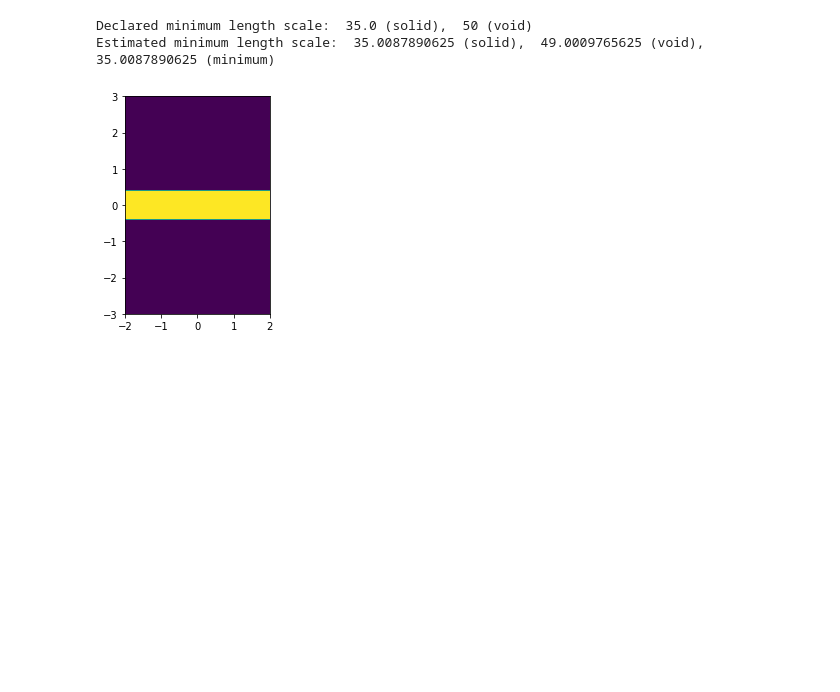
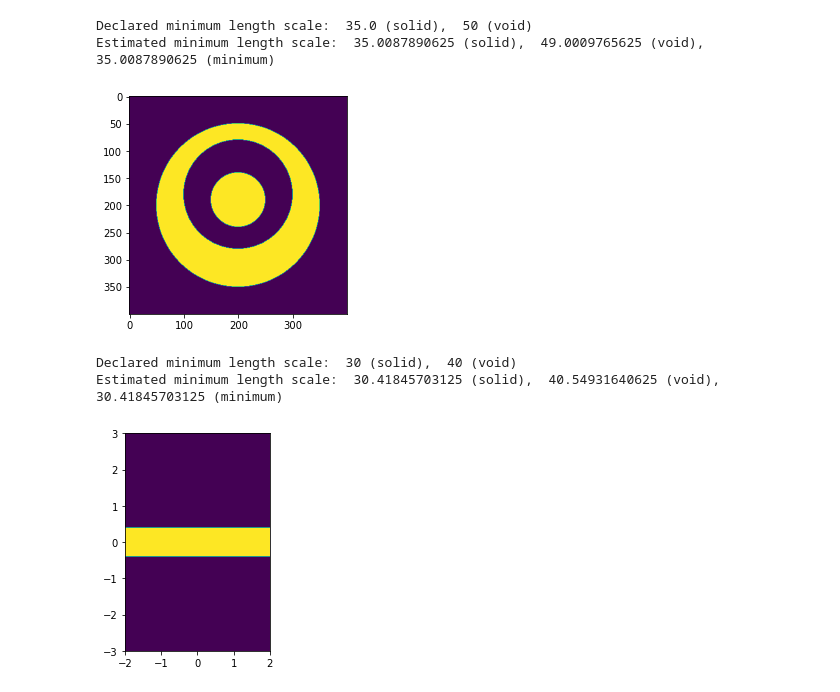
Before and after one commit to NanoComp/photonics-opt-testbed, a Jupyter notebook: ruler/examples.ipynb, the cells around one changed output. Saved outputs shown, nothing was run; the diff lists cells and outputs as text; code cells hidden in the pictures; blank space fills up the shorter version.

```diff
--- a/ruler/examples.ipynb
+++ b/ruler/examples.ipynb
@@ -60,6 +60,32 @@ print("Estimated minimum length scale: ", solid_mls, "(solid), ", void_mls, "(vo
 [figure]
 Declared minimum length scale:  35.0 (solid),  50 (void)
 Estimated minimum length scale:  35.0087890625 (solid),  49.0009765625 (void),  35.0087890625 (minimum)
+# %%
+resolution = 1  # number of pixels per unit length
+phys_size = (400, 400)  # physical size of the entire pattern
+
+outer_diameter, middle_diameter, inner_diameter = 300, 200, 100
+declared_solid_mls, declared_void_mls = (
+    outer_diameter - inner_diameter) / 2, inner_diameter
+
+outer_solid_disc = disc(resolution, phys_size, diameter=outer_diameter, center= (0, 0))
+void_disc = disc(resolution, phys_size, diameter=middle_diameter, center= (-20, 0))
+inner_solid_disc = disc(resolution, phys_size, diameter=inner_diameter, center= (-10, 0))
+pattern = outer_solid_disc^void_disc^inner_solid_disc
+
+plt.figure()
+plt.imshow(pattern)
+plt.show()
+
+solid_mls = ruler.minimum_length_solid(pattern)
+void_mls = ruler.minimum_length_void(pattern)
+dual_mls = ruler.minimum_length(pattern)
+print("Declared minimum length scale: ", 30, "(solid), ", 40, "(void)")
+print("Estimated minimum length scale: ", solid_mls, "(solid), ", void_mls, "(void), ", dual_mls, "(minimum)")
+# %% [output]
+[figure, added]
+Declared minimum length scale:  30 (solid),  40 (void)
+Estimated minimum length scale:  30.41845703125 (solid),  40.54931640625 (void),  30.41845703125 (minimum)
 # %%
 resolution = 50
 design_width, design_height = 6, 4  # size of the design pattern
```
Also changed, not shown: parts of 8 cells of this notebook, 3 other files.
